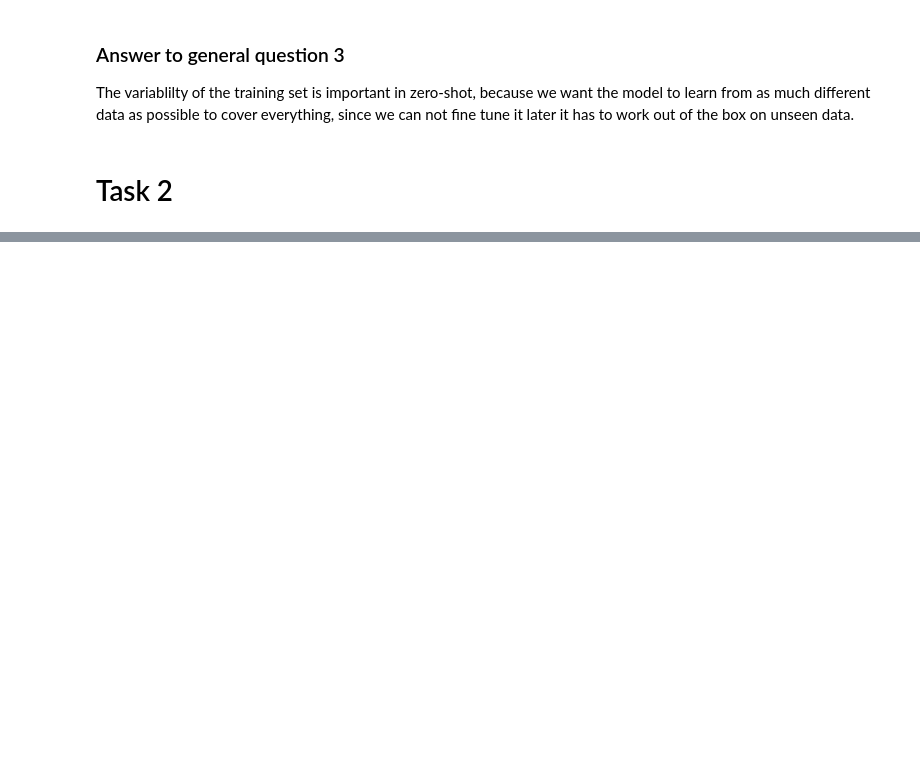
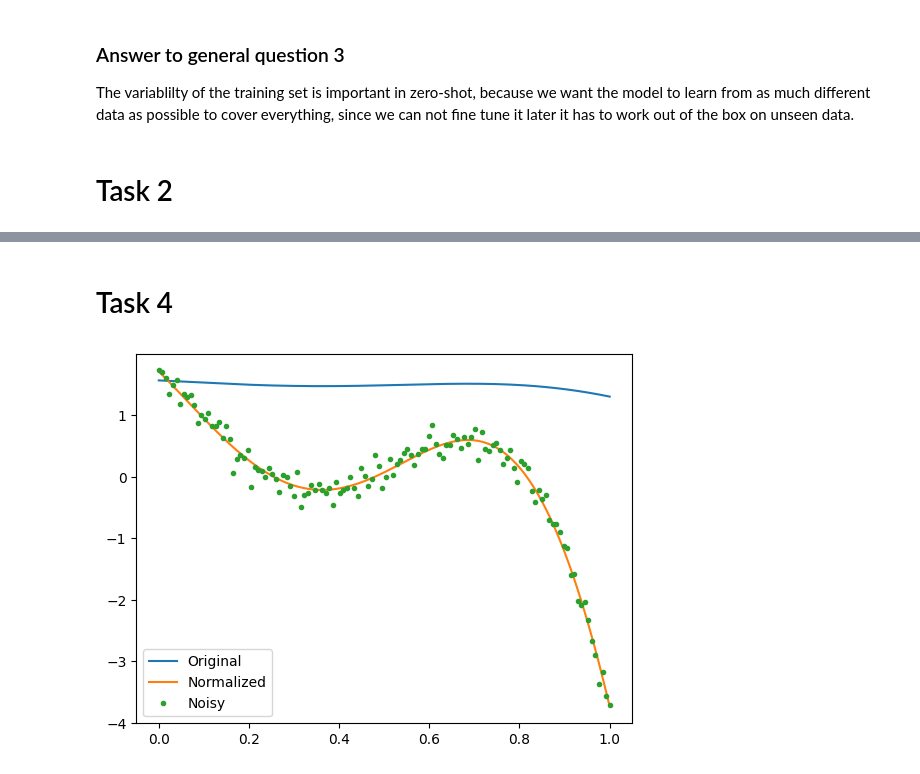
Before and after one commit to Arwin1906/Lab_-Zero_Shot, a Jupyter notebook: Arwin/synthetic_data.ipynb, the cells around one changed output, grey strips where cells are left out. Drawn from its saved outputs; the diff is of its cells as text; code cells hidden in the pictures; blank space fills up the shorter version.

```diff
--- a/Arwin/synthetic_data.ipynb
+++ b/Arwin/synthetic_data.ipynb
@@ -229,0 +285,29 @@ plt.show()
+# %% [markdown]
+# Task 4
+# %%
+def add_gaussian_noise(y_values, noise_mean=0, noise_std_dev=0.1):
+    """
+    Add Gaussian noise to the y_values.
+    """
+    # Step 1: Sample noise standard deviation for this function
+    rng = np.random.default_rng()
+    noise_std = abs(rng.normal(loc=noise_mean, scale=noise_std_dev))
+
+    # Step 2: Generate Gaussian noise with the sampled standard deviation
+    noise = rng.normal(loc=0, scale=noise_std, size=y_values.shape)
+
+    # Step 3: Add the noise to the function values
+    y_noisy = y_values + noise
+    return y_noisy
+
+y = sample_functions(X, scale=s)
+y_normalized = instance_normalize(y[0])
+y_noisy = add_gaussian_noise(y_normalized)
+
+plt.plot(X, y[0], label='Original')
+plt.plot(X, y_normalized, label='Normalized')
+plt.plot(X, y_noisy, marker='.', label='Noisy', linestyle='None')
+plt.legend()
+plt.show()
+# %% [output]
+[figure, added]
```
Also changed, not shown: parts of 10 cells of this notebook, 3 other files.
